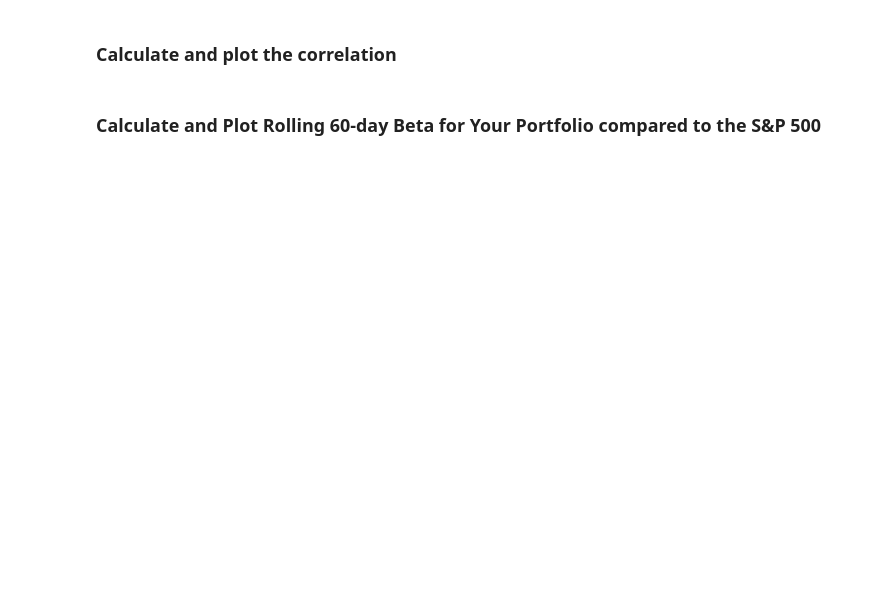
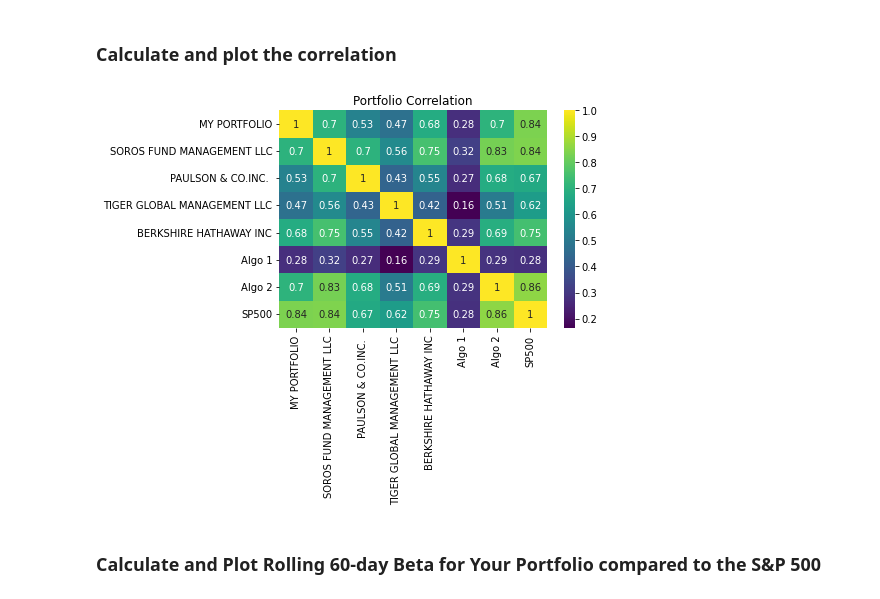
Before and after one commit to al-gladkow/Whale-Analysis, a Jupyter notebook: challenge-files/whale_analysis.ipynb, the cells around one changed output. Drawn from its saved outputs; the diff is of its cells as text; code cells hidden in the pictures; blank space fills up the shorter version.

```diff
--- a/challenge-files/whale_analysis.ipynb
+++ b/challenge-files/whale_analysis.ipynb
@@ -431,5 +543,9 @@ weights = [1/3, 1/3, 1/3]
 ### Calculate and plot the correlation
 # %%
 # Calculate and plot the correlation
+sns.heatmap(final_df.corr(),cmap='viridis',annot=True)
+plt.title('Portfolio Correlation');
+# %% [output]
+[figure, added]
 # %% [markdown]
 ### Calculate and Plot Rolling 60-day Beta for Your Portfolio compared to the S&P 500
```
Also changed, not shown: parts of 20 cells of this notebook, 3 other files.
